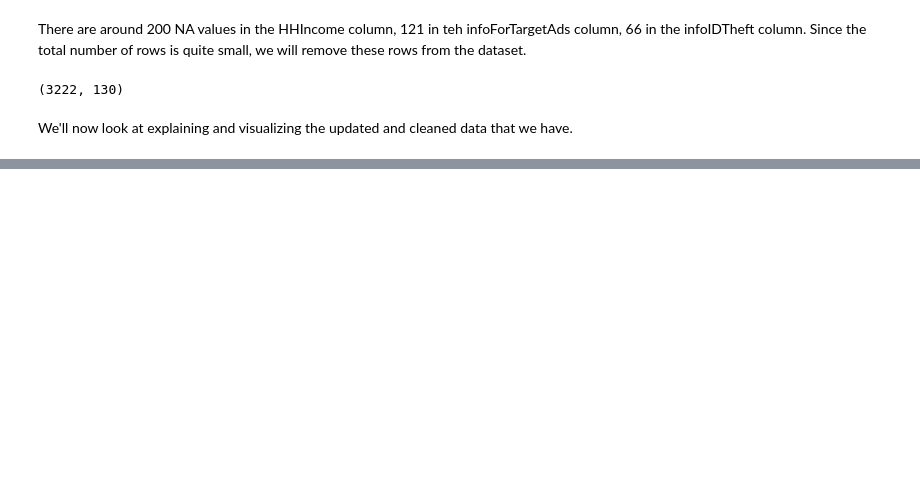
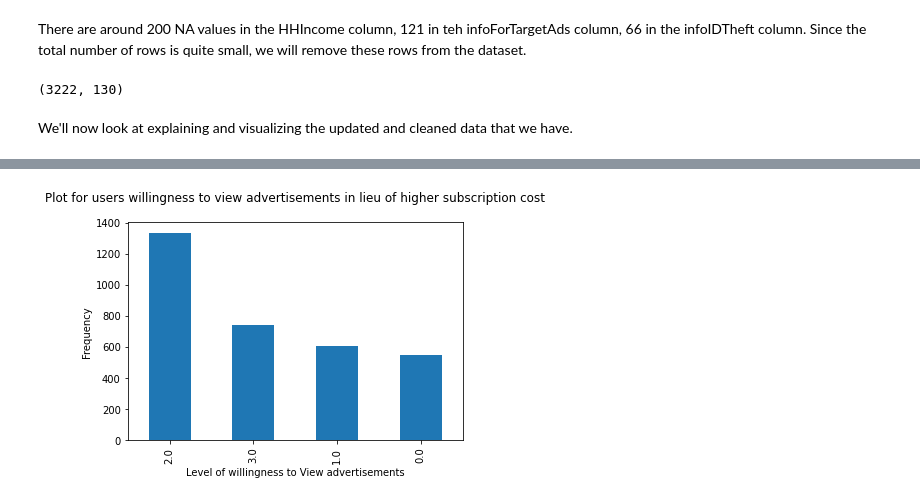
Before and after one commit to aud-z/DeloitteDigitalDemocracy, a Jupyter notebook: DSPM_v1.ipynb, the cells around one changed output, grey strips where cells are left out. Cells and saved outputs as stored; diff of their text form; code cells hidden in the pictures; blank space fills up the shorter version.

Commit message:
visualizations added

```diff
--- a/DSPM_v1.ipynb
+++ b/DSPM_v1.ipynb
@@ -397,0 +412,11 @@ df.describe().transpose()
+# %%
+df2.replace((-1),(0), inplace=True)
+# %%
+#Plot of the target variable
+df2.target_willing.value_counts().plot(kind='bar')
+plt.xlabel('Level of willingness to View advertisements')
+plt.ylabel('Frequency')
+plt.title('Plot for users willingness to view advertisements in lieu of higher subscription cost\n')
+plt.show()
+# %% [output]
+[figure, added]
```
Also changed, not shown: parts of 16 cells of this notebook.
